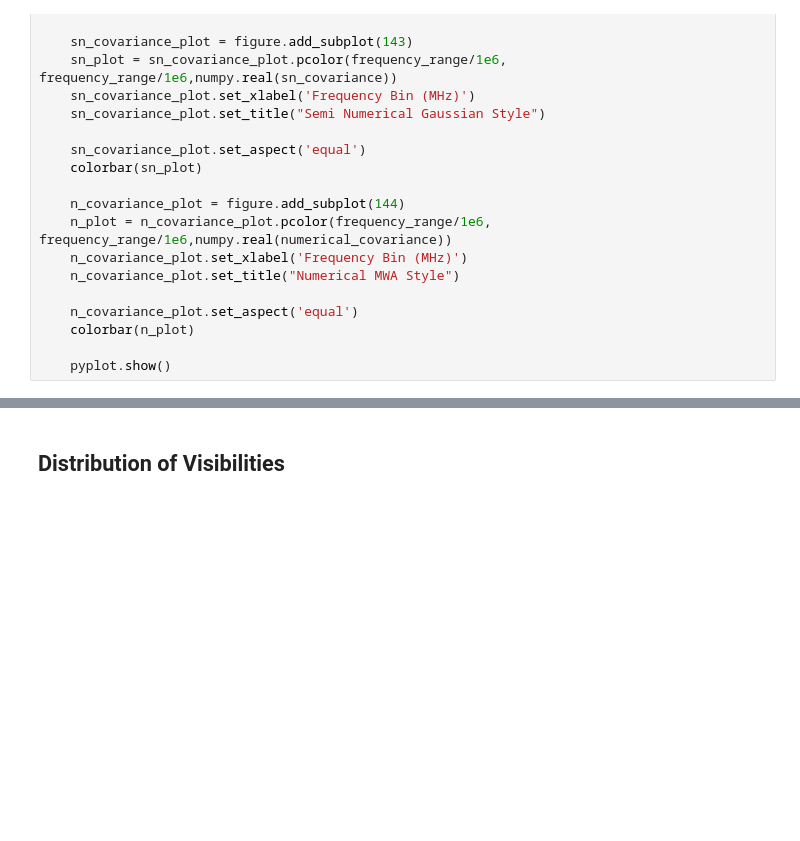
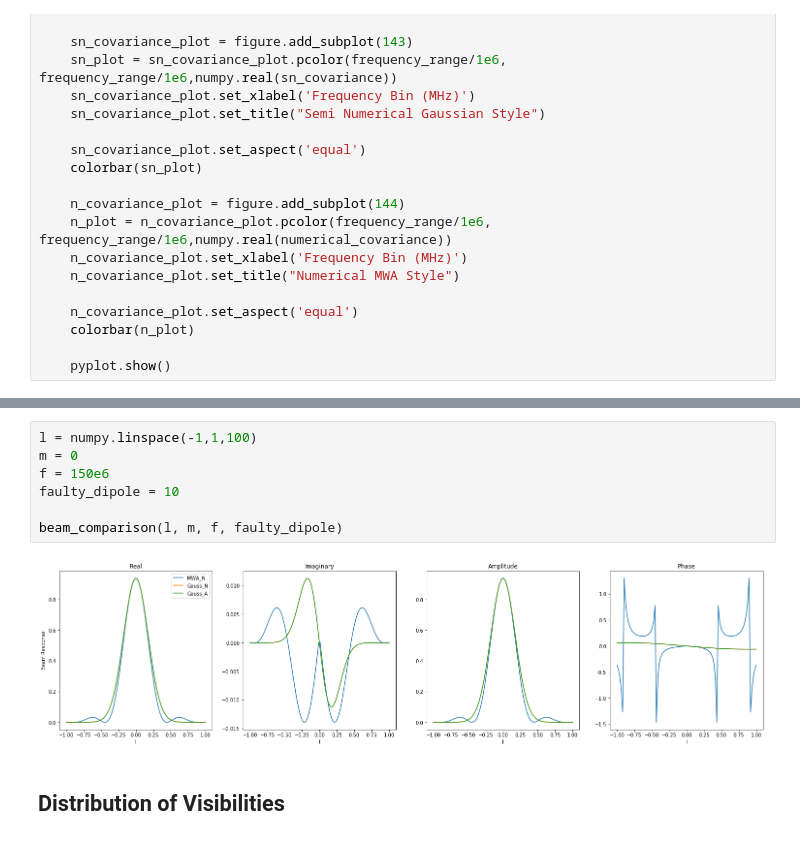
Before and after one commit to ronniyjoseph/Beam-Perturbations, a Jupyter notebook: Beam_Covariance_Analytic.ipynb, the cells around one changed output, grey strips where cells are left out. Drawn from its saved outputs; the diff is of its cells as text; blank space fills up the shorter version.

```diff
--- a/Beam_Covariance_Analytic.ipynb
+++ b/Beam_Covariance_Analytic.ipynb
@@ -675,3 +794,12 @@ Is my beam approximation correction, the semi-numerical/analytical simulations s
+# %%
+l = numpy.linspace(-1,1,100)
+m = 0
+f = 150e6
+faulty_dipole = 10
+
+beam_comparison(l, m, f, faulty_dipole)
+# %% [output]
+[figure, added]
 # %% [markdown]
 ## Distribution of Visibilities
 # %%
```
Also changed, not shown: parts of 23 cells of this notebook, 1 other file.
